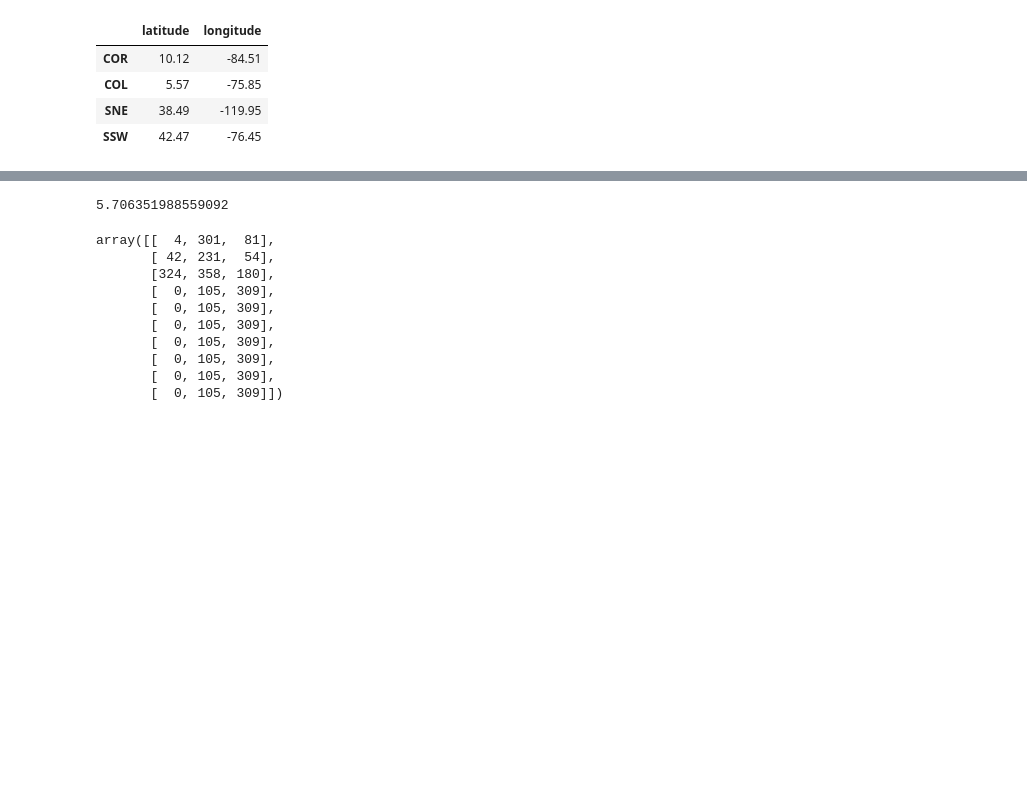
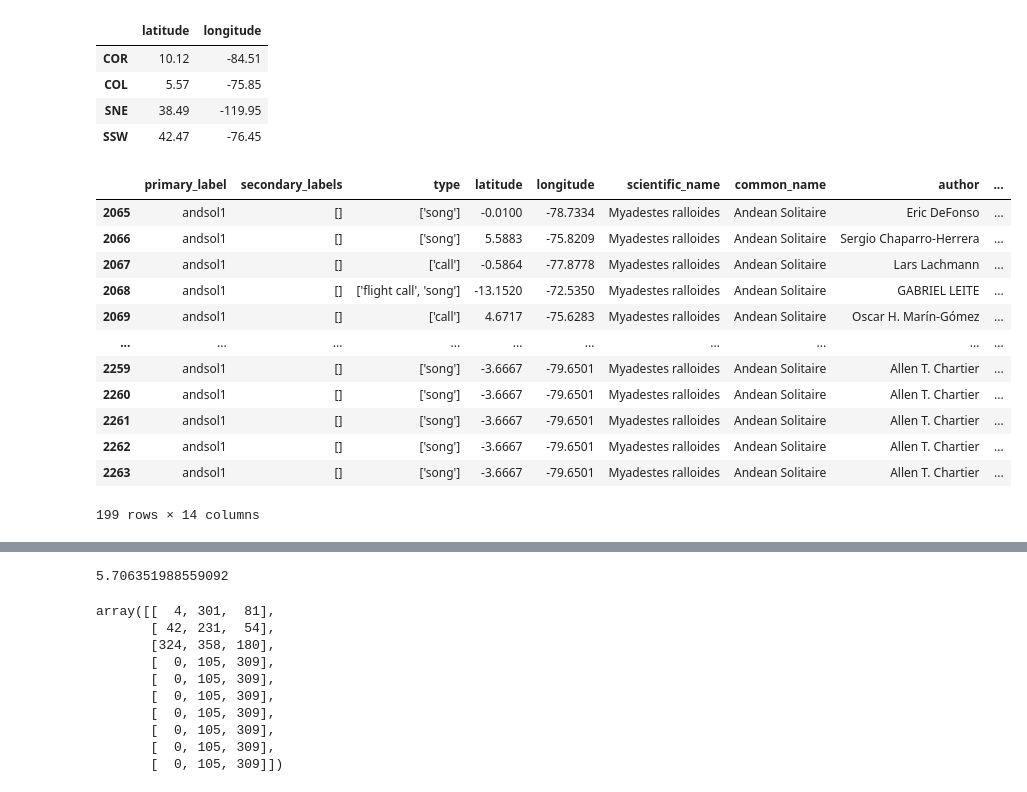
Before and after one commit to Naoki1101/kaggle-birdcall2021, a Jupyter notebook: notebooks/EDA_birds_place.ipynb, the cells around one changed output, grey strips where cells are left out. Cells and saved outputs as stored; diff of their text form; code cells hidden in the pictures; blank space fills up the shorter version.

```diff
--- a/notebooks/EDA_birds_place.ipynb
+++ b/notebooks/EDA_birds_place.ipynb
@@ -33,4 +33,20 @@ def show_habitat(df, bird_names: list, show_test=False):
             plt.scatter(test_position_df["longitude"].values, test_position_df["latitude"].values, s=2_000, c="y", alpha=0.3)
 
         plt.scatter(df.loc[bird_idx, "longitude"].values, df.loc[bird_idx, "latitude"].values, s=100, c="tomato", alpha=0.5, ec="w")
+# %%
+train_df[train_df["primary_label"] == "andsol1"]
+# %% [output]
+|  | primary_label | secondary_labels | type | latitude | longitude | scientific_name | common_name | author | ... |
+| 2065 | andsol1 | [] | ['song'] | -0.0100 | -78.7334 | Myadestes ralloides | Andean Solitaire | Eric DeFonso | ... |
+| 2066 | andsol1 | [] | ['song'] | 5.5883 | -75.8209 | Myadestes ralloides | Andean Solitaire | Sergio Chaparro-Herrera | ... |
+| 2067 | andsol1 | [] | ['call'] | -0.5864 | -77.8778 | Myadestes ralloides | Andean Solitaire | Lars Lachmann | ... |
+| 2068 | andsol1 | [] | ['flight call', 'song'] | -13.1520 | -72.5350 | Myadestes ralloides | Andean Solitaire | GABRIEL LEITE | ... |
+| 2069 | andsol1 | [] | ['call'] | 4.6717 | -75.6283 | Myadestes ralloides | Andean Solitaire | Oscar H. Marín-Gómez | ... |
+| ... | ... | ... | ... | ... | ... | ... | ... | ... | ... |
+| 2259 | andsol1 | [] | ['song'] | -3.6667 | -79.6501 | Myadestes ralloides | Andean Solitaire | Allen T. Chartier | ... |
+| 2260 | andsol1 | [] | ['song'] | -3.6667 | -79.6501 | Myadestes ralloides | Andean Solitaire | Allen T. Chartier | ... |
+| 2261 | andsol1 | [] | ['song'] | -3.6667 | -79.6501 | Myadestes ralloides | Andean Solitaire | Allen T. Chartier | ... |
+| 2262 | andsol1 | [] | ['song'] | -3.6667 | -79.6501 | Myadestes ralloides | Andean Solitaire | Allen T. Chartier | ... |
+| 2263 | andsol1 | [] | ['song'] | -3.6667 | -79.6501 | Myadestes ralloides | Andean Solitaire | Allen T. Chartier | ... |
+199 rows × 14 columns
 # %%
```
Also changed, not shown: parts of 1 cell of this notebook, 32 other files.
